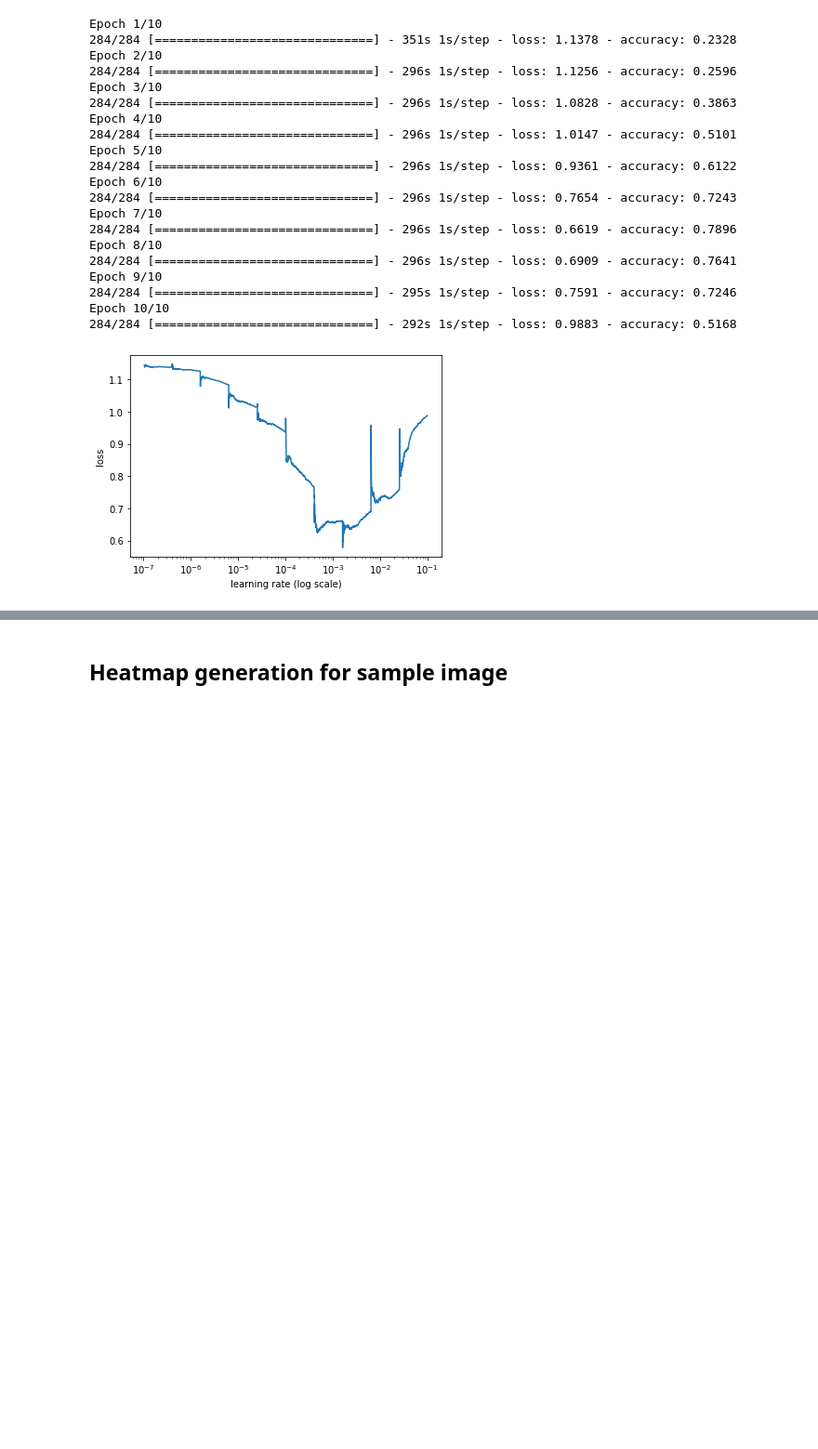
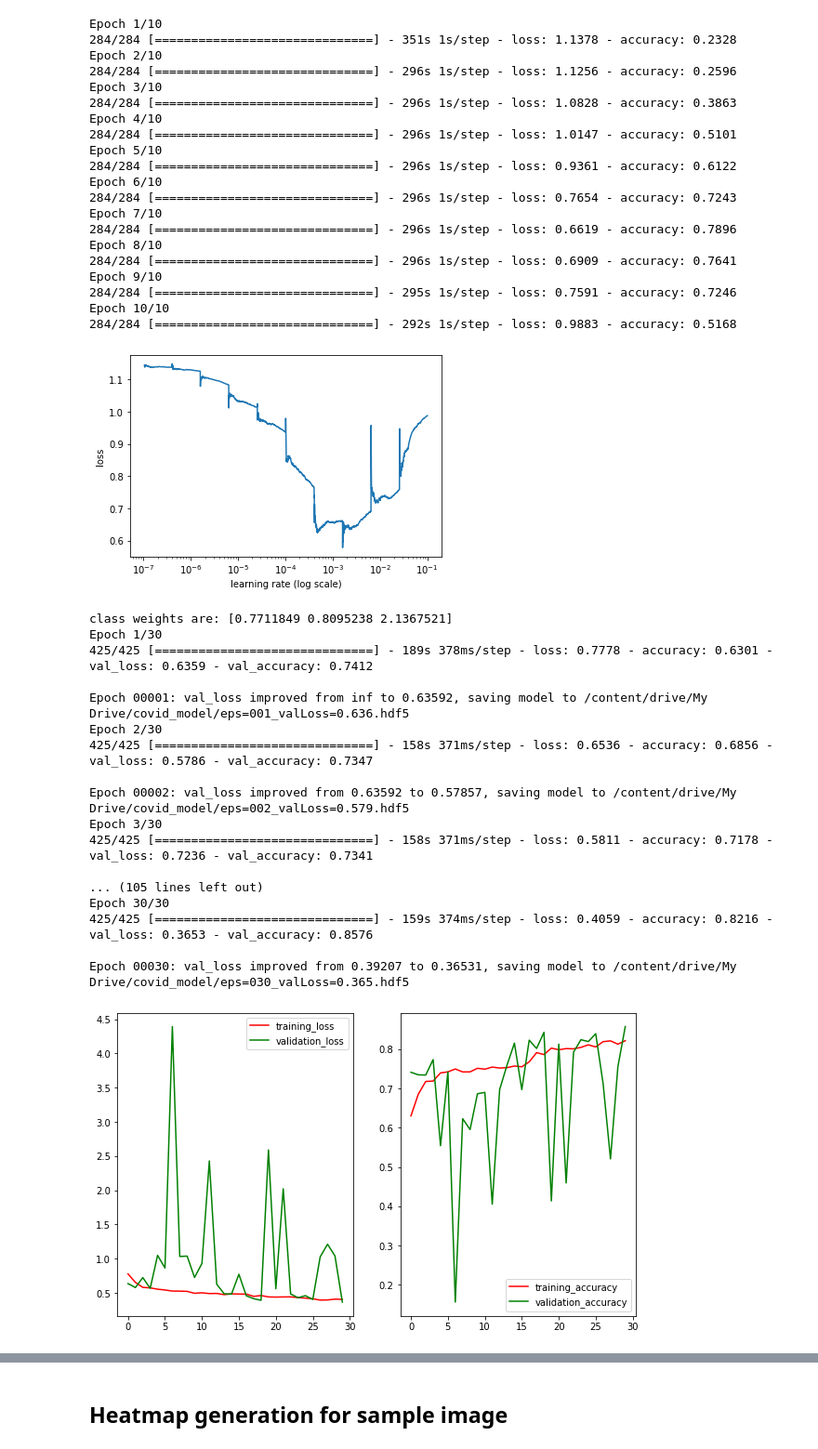
Before and after one commit to armiro/COVID-CXNet, a Jupyter notebook: multiclass_covid_cxnet.ipynb, the cells around one changed output, grey strips where cells are left out. Shown at 93% size. Drawn from its saved outputs; the diff is of its cells as text; code cells hidden in the pictures; blank space fills up the shorter version.

Commit message:
update to the latest results with improved accuracy score

```diff
--- a/multiclass_covid_cxnet.ipynb
+++ b/multiclass_covid_cxnet.ipynb
@@ -366,9 +356,9 @@ output = Dense(units=3, activation='softmax', name='pred')(do)
 classifier = Model(inputs=backbone.input, outputs=output)
 classifier.trainable = True
 
-fast_adam = optimizers.Adam(learning_rate=0.0002)
+slow_adam = optimizers.Adam(learning_rate=0.0002)
 smoothened_cce = tf.losses.CategoricalCrossentropy(label_smoothing=0.1)
-classifier.compile(optimizer=fast_adam, loss=smoothened_cce, metrics=['accuracy'])
+classifier.compile(optimizer=slow_adam, loss=smoothened_cce, metrics=['accuracy'])
 # classifier.summary()
 print('num pretrained network layers:', len(classifier.layers))
 del backbone
@@ -407,23 +395,42 @@ Epoch 10/10
 # %%
 class_weights = class_weight.compute_class_weight(class_weight='balanced',
                                                   classes=np.unique(y), y=y).astype('float32')
 print('class weights are:', class_weights)
 fine_tuning = classifier.fit(augmenter.flow(x=X_train, y=y_train, batch_size=16),
                              steps_per_epoch=len(X_train)//16,
-                             callbacks=cb_list, epochs=50, verbose=1,
+                             callbacks=cb_list, epochs=30, verbose=1,
                              validation_data=test_aug.flow(X_test, y_test),
                              class_weight=dict({0: class_weights[0], 1: class_weights[1],
                                                 2: class_weights[2]}))
 
-fig = plt.figure(figsize=(16, 8))
+fig = plt.figure(figsize=(10, 4))
 plt.subplot(1, 2, 1)
 plt.plot(fine_tuning.history['loss'], color='r', label='training_loss')
 plt.plot(fine_tuning.history['val_loss'], color='g', label='validation_loss')
 plt.legend()
 plt.subplot(1, 2, 2)
 plt.plot(fine_tuning.history['accuracy'], color='r', label='training_accuracy')
 plt.plot(fine_tuning.history['val_accuracy'], color='g', label='validation_accuracy')
 plt.legend()
 plt.show()
 # fig.savefig('/content/drive/My Drive/covid_model/fine_tuning.png')
+# %% [output]
+class weights are: [0.7711849 0.8095238 2.1367521]
+Epoch 1/30
+425/425 [==============================] - 189s 378ms/step - loss: 0.7778 - accuracy: 0.6301 - val_loss: 0.6359 - val_accuracy: 0.7412
+
+Epoch 00001: val_loss improved from inf to 0.63592, saving model to /content/drive/My Drive/covid_model/eps=001_valLoss=0.636.hdf5
+Epoch 2/30
+425/425 [==============================] - 158s 371ms/step - loss: 0.6536 - accuracy: 0.6856 - val_loss: 0.5786 - val_accuracy: 0.7347
+
+Epoch 00002: val_loss improved from 0.63592 to 0.57857, saving model to /content/drive/My Drive/covid_model/eps=002_valLoss=0.579.hdf5
+Epoch 3/30
+425/425 [==============================] - 158s 371ms/step - loss: 0.5811 - accuracy: 0.7178 - val_loss: 0.7236 - val_accuracy: 0.7341
+
+... (105 lines left out)
+Epoch 30/30
+425/425 [==============================] - 159s 374ms/step - loss: 0.4059 - accuracy: 0.8216 - val_loss: 0.3653 - val_accuracy: 0.8576
+
+Epoch 00030: val_loss improved from 0.39207 to 0.36531, saving model to /content/drive/My Drive/covid_model/eps=030_valLoss=0.365.hdf5
+[figure, added]
 # %%
```
Also changed, not shown: parts of 6 cells of this notebook.
